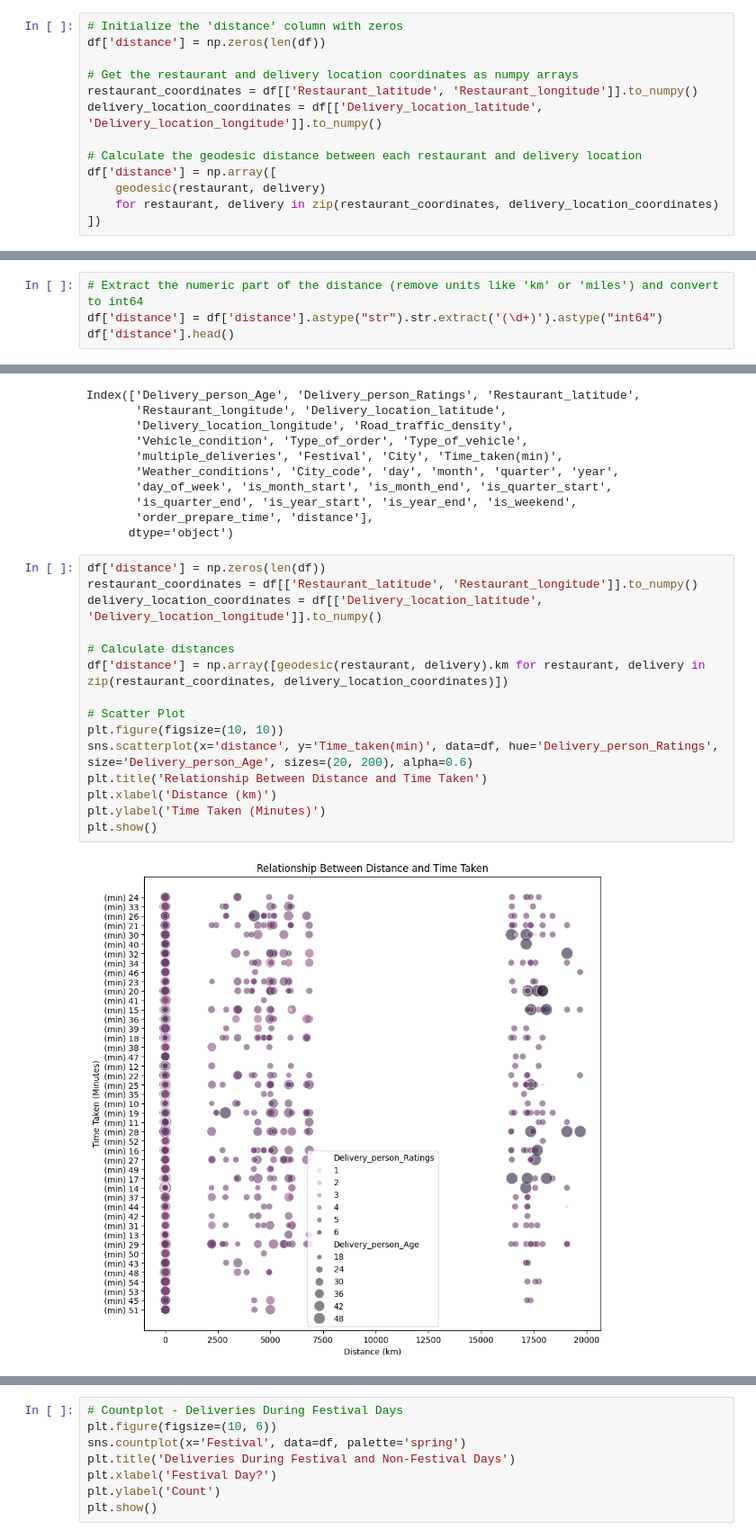
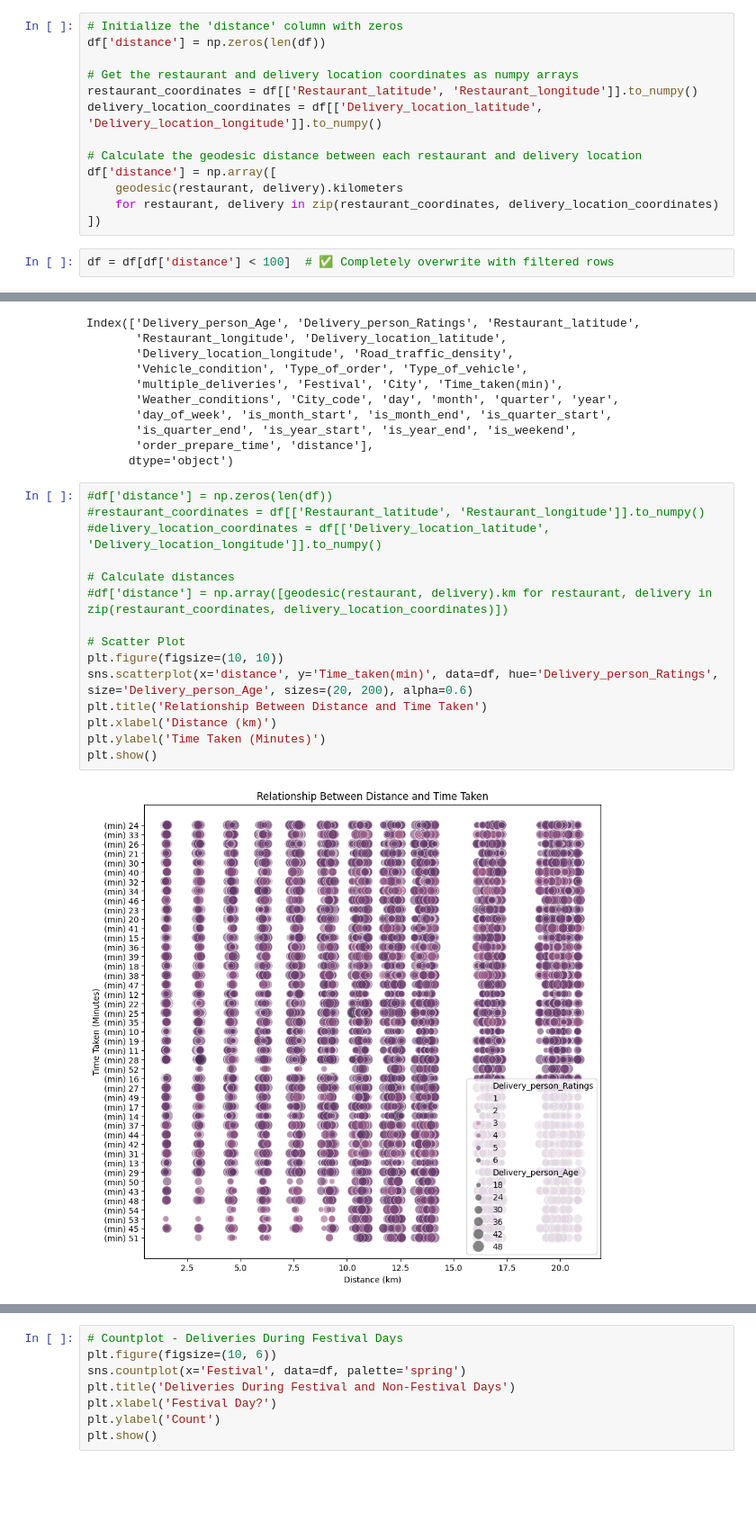
Before and after one commit to Deepansh1106/Time_Prediction, a Jupyter notebook: Food_Delivery_Time_Prediction.ipynb, the cells around one changed output, grey strips where cells are left out. Shown at 90% size. Drawn from its saved outputs; the diff is of its cells as text; blank space fills up the shorter version.

```diff
--- a/Food_Delivery_Time_Prediction.ipynb
+++ b/Food_Delivery_Time_Prediction.ipynb
@@ -357,9 +360,11 @@ delivery_location_coordinates = df[['Delivery_location_latitude', 'Delivery_loca
 
 # Calculate the geodesic distance between each restaurant and delivery location
 df['distance'] = np.array([
-    geodesic(restaurant, delivery)
+    geodesic(restaurant, delivery).kilometers
     for restaurant, delivery in zip(restaurant_coordinates, delivery_location_coordinates)
 ])
+# %%
+df = df[df['distance'] < 100]  # ✅ Completely overwrite with filtered rows
 # %%
 df['distance'].head()
 # %% [output]
@@ -373,4 +377,0 @@ dtype: object
-# %%
-# Extract the numeric part of the distance (remove units like 'km' or 'miles') and convert to int64
-df['distance'] = df['distance'].astype("str").str.extract('(\d+)').astype("int64")
-df['distance'].head()
@@ -412,22 +422,22 @@ Index(['Delivery_person_Age', 'Delivery_person_Ratings', 'Restaurant_latitude',
        'order_prepare_time', 'distance'],
       dtype='object')
 # %%
-df['distance'] = np.zeros(len(df))
-restaurant_coordinates = df[['Restaurant_latitude', 'Restaurant_longitude']].to_numpy()
-delivery_location_coordinates = df[['Delivery_location_latitude', 'Delivery_location_longitude']].to_numpy()
+#df['distance'] = np.zeros(len(df))
+#restaurant_coordinates = df[['Restaurant_latitude', 'Restaurant_longitude']].to_numpy()
+#delivery_location_coordinates = df[['Delivery_location_latitude', 'Delivery_location_longitude']].to_numpy()
 
 # Calculate distances
-df['distance'] = np.array([geodesic(restaurant, delivery).km for restaurant, delivery in zip(restaurant_coordinates, delivery_location_coordinates)])
+#df['distance'] = np.array([geodesic(restaurant, delivery).km for restaurant, delivery in zip(restaurant_coordinates, delivery_location_coordinates)])
 
 # Scatter Plot
 plt.figure(figsize=(10, 10))
 sns.scatterplot(x='distance', y='Time_taken(min)', data=df, hue='Delivery_person_Ratings', size='Delivery_person_Age', sizes=(20, 200), alpha=0.6)
 plt.title('Relationship Between Distance and Time Taken')
 plt.xlabel('Distance (km)')
 plt.ylabel('Time Taken (Minutes)')
 plt.show()
 # %% [output]
-[figure, old version]
+[figure, new version]
 # %%
 plt.figure(figsize=(12, 10))
 sns.boxplot(x='Delivery_person_Age', y='Time_taken(min)', data=df, orient= 'v')
```
Also changed, not shown: parts of 21 cells of this notebook.
